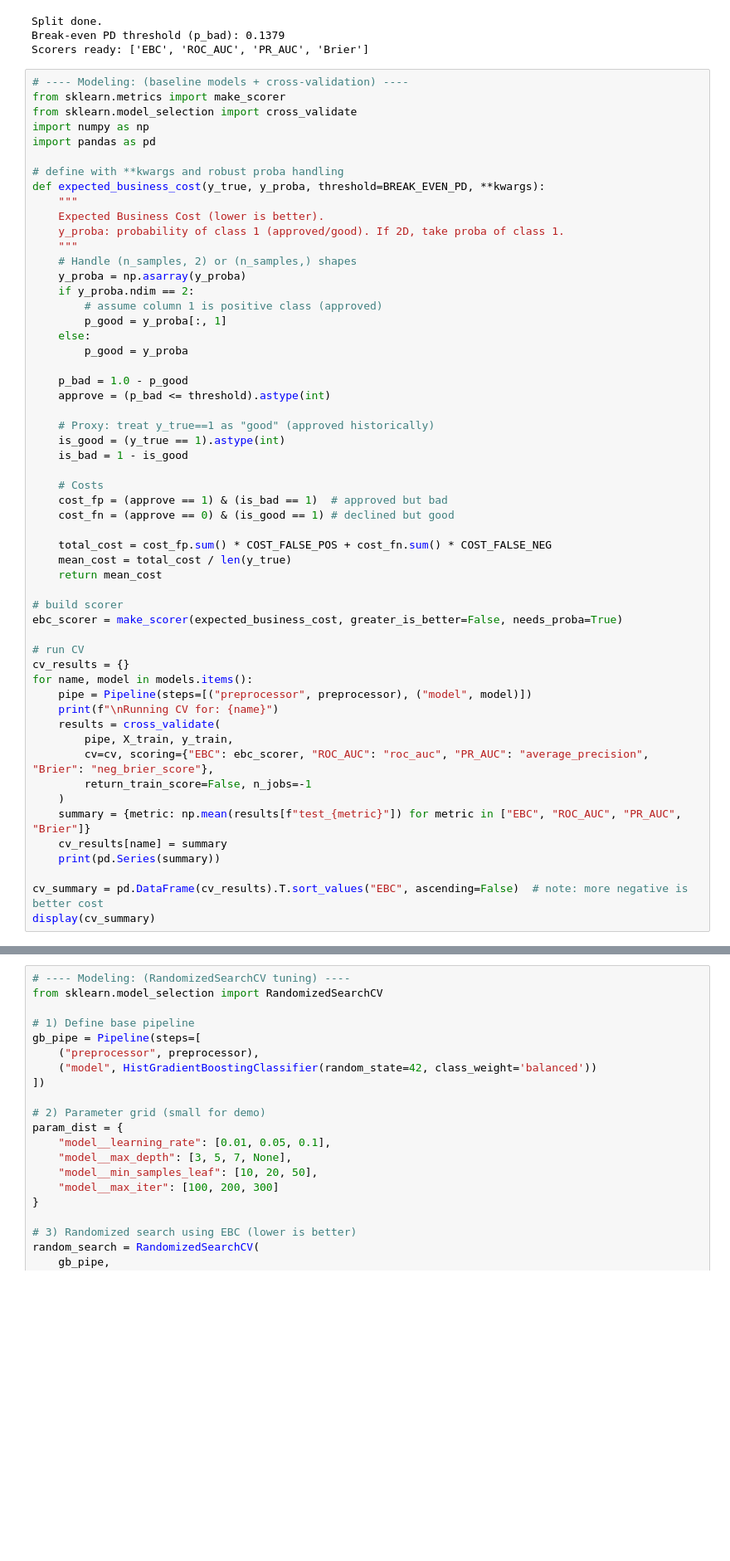
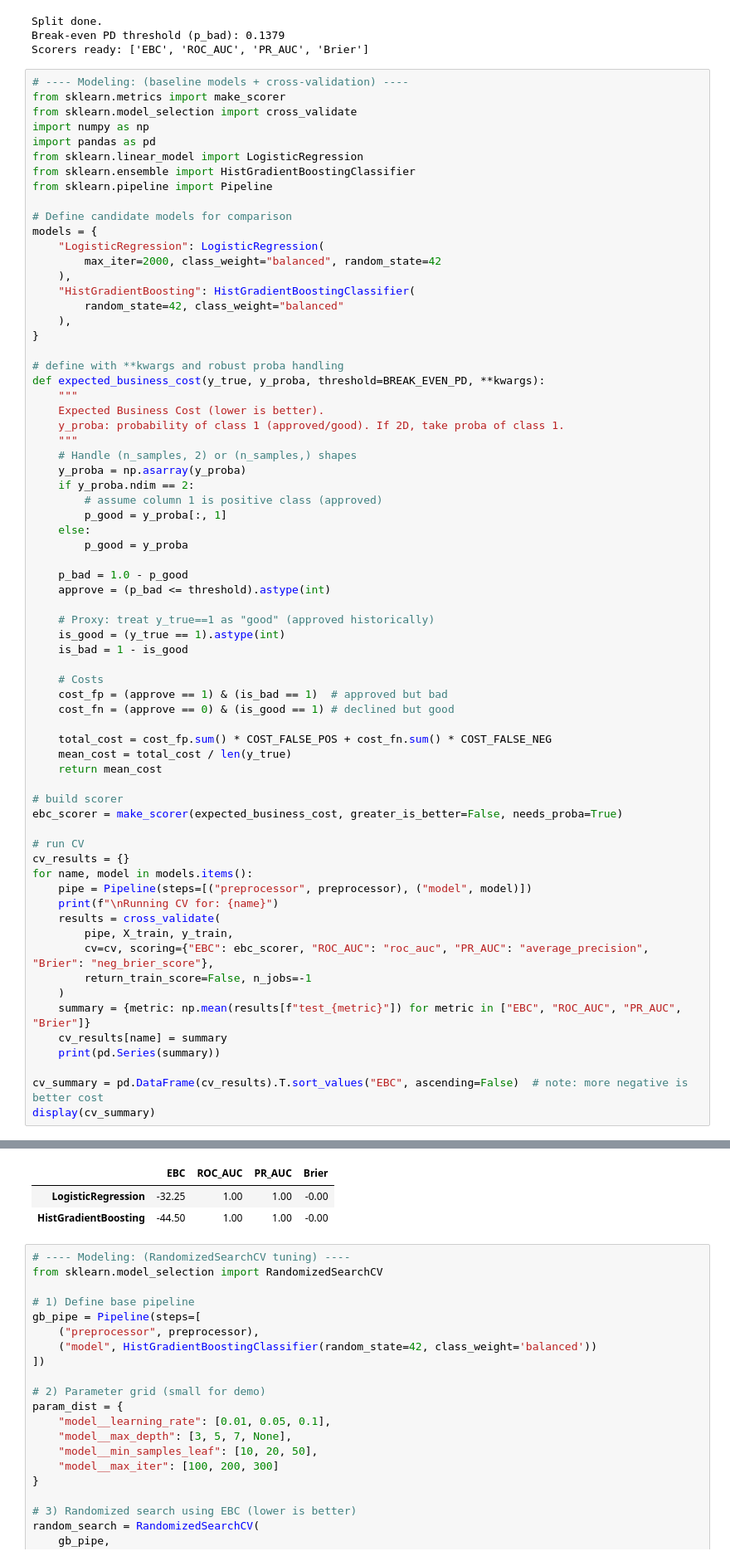
Before and after one commit to laxmi-patel/git_practice, a Jupyter notebook: financial_loan_risk.ipynb, the cells around one changed output, grey strips where cells are left out. Shown at 83% size. Saved outputs shown, nothing was run; the diff lists cells and outputs as text; blank space fills up the shorter version.

```diff
--- a/financial_loan_risk.ipynb
+++ b/financial_loan_risk.ipynb
@@ -651,6 +636,19 @@ from sklearn.metrics import make_scorer
 from sklearn.model_selection import cross_validate
 import numpy as np
 import pandas as pd
+from sklearn.linear_model import LogisticRegression
+from sklearn.ensemble import HistGradientBoostingClassifier
+from sklearn.pipeline import Pipeline
+
+# Define candidate models for comparison
+models = {
+    "LogisticRegression": LogisticRegression(
+        max_iter=2000, class_weight="balanced", random_state=42
+    ),
+    "HistGradientBoosting": HistGradientBoostingClassifier(
+        random_state=42, class_weight="balanced"
+    ),
+}
 
 # define with **kwargs and robust proba handling
 def expected_business_cost(y_true, y_proba, threshold=BREAK_EVEN_PD, **kwargs):
@@ -705,3 +715,6 @@ NameError: name 'models' is not defined
+|  | EBC | ROC_AUC | PR_AUC | Brier |
+| LogisticRegression | -32.25 | 1.00 | 1.00 | -0.00 |
+| HistGradientBoosting | -44.50 | 1.00 | 1.00 | -0.00 |
 # %%
 # ---- Modeling: (RandomizedSearchCV tuning) ----
 from sklearn.model_selection import RandomizedSearchCV
```
Also changed, not shown: parts of 2 cells of this notebook.
